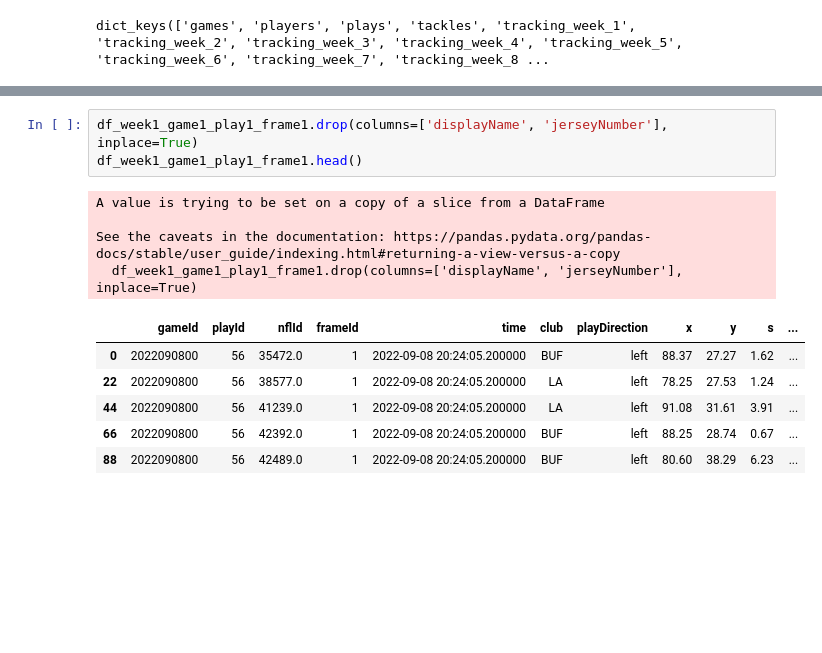
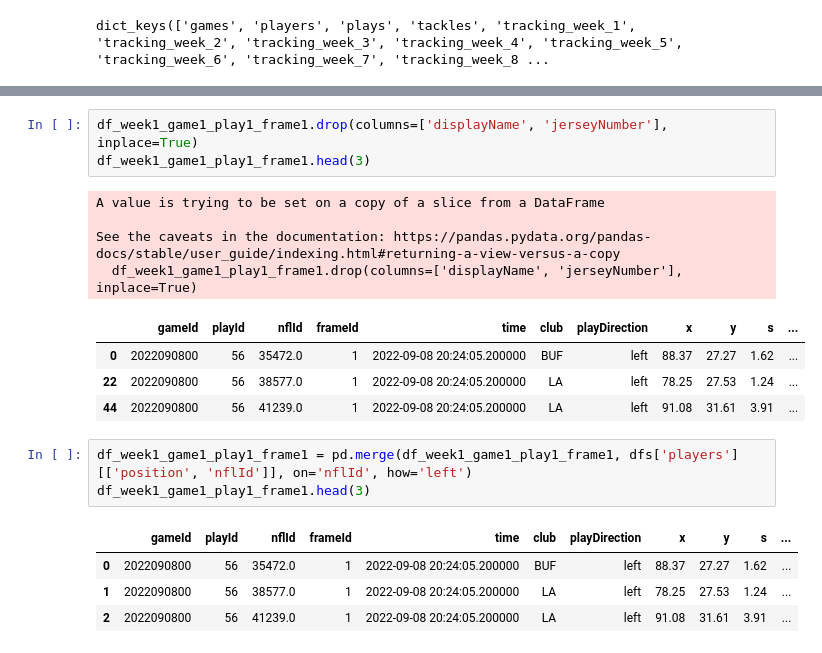
Before and after one commit to Alf-caput/NFL2022_TacklePredictNN, a Jupyter notebook: PracticaFinal_TacklingNFL.ipynb, the cells around one changed output, grey strips where cells are left out. Saved outputs shown, nothing was run; the diff lists cells and outputs as text; blank space fills up the shorter version.

```diff
--- a/PracticaFinal_TacklingNFL.ipynb
+++ b/PracticaFinal_TacklingNFL.ipynb
@@ -57,14 +59,20 @@ df_week1_game1_play1_frame1.head(1)
 # %%
 df_week1_game1_play1_frame1.drop(columns=['displayName', 'jerseyNumber'], inplace=True)
-df_week1_game1_play1_frame1.head()
+df_week1_game1_play1_frame1.head(3)
 # %% [output]
 A value is trying to be set on a copy of a slice from a DataFrame
 
 See the caveats in the documentation: https://pandas.pydata.org/pandas-docs/stable/user_guide/indexing.html#returning-a-view-versus-a-copy
   df_week1_game1_play1_frame1.drop(columns=['displayName', 'jerseyNumber'], inplace=True)
 |  | gameId | playId | nflId | frameId | time | club | playDirection | x | y | s | ... |
 | 0 | 2022090800 | 56 | 35472.0 | 1 | 2022-09-08 20:24:05.200000 | BUF | left | 88.37 | 27.27 | 1.62 | ... |
 | 22 | 2022090800 | 56 | 38577.0 | 1 | 2022-09-08 20:24:05.200000 | LA | left | 78.25 | 27.53 | 1.24 | ... |
 | 44 | 2022090800 | 56 | 41239.0 | 1 | 2022-09-08 20:24:05.200000 | LA | left | 91.08 | 31.61 | 3.91 | ... |
-| 66 | 2022090800 | 56 | 42392.0 | 1 | 2022-09-08 20:24:05.200000 | BUF | left | 88.25 | 28.74 | 0.67 | ... |
-| 88 | 2022090800 | 56 | 42489.0 | 1 | 2022-09-08 20:24:05.200000 | BUF | left | 80.60 | 38.29 | 6.23 | ... |
+# %%
+df_week1_game1_play1_frame1 = pd.merge(df_week1_game1_play1_frame1, dfs['players'][['position', 'nflId']], on='nflId', how='left')
+df_week1_game1_play1_frame1.head(3)
+# %% [output]
+|  | gameId | playId | nflId | frameId | time | club | playDirection | x | y | s | ... |
+| 0 | 2022090800 | 56 | 35472.0 | 1 | 2022-09-08 20:24:05.200000 | BUF | left | 88.37 | 27.27 | 1.62 | ... |
+| 1 | 2022090800 | 56 | 38577.0 | 1 | 2022-09-08 20:24:05.200000 | LA | left | 78.25 | 27.53 | 1.24 | ... |
+| 2 | 2022090800 | 56 | 41239.0 | 1 | 2022-09-08 20:24:05.200000 | LA | left | 91.08 | 31.61 | 3.91 | ... |
```
Also changed, not shown: parts of 15 cells of this notebook, 1 other file.
